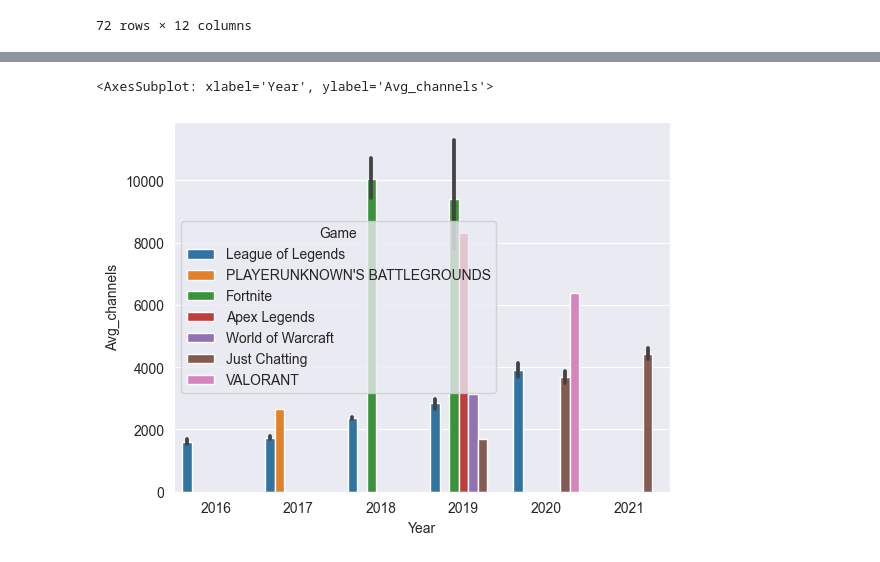
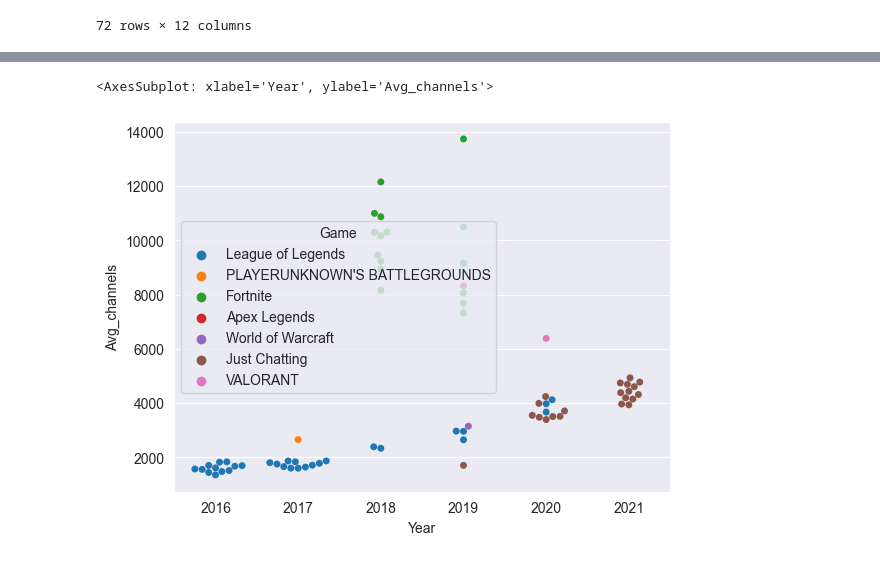
Before and after one commit to HrexD/DataAnalyse, a Jupyter notebook: Analyse.ipynb, the cells around one changed output, grey strips where cells are left out. Drawn from its saved outputs; the diff is of its cells as text; code cells hidden in the pictures.

```diff
--- a/Analyse.ipynb
+++ b/Analyse.ipynb
@@ -62,5 +62,5 @@ sb.barplot(data=rank, x='Year', y="Hours_watched", hue="Game")
 # %%
-sb.barplot(data=rank, x='Year', y="Avg_channels", hue="Game")
+sb.swarmplot(data=rank, x='Year', y="Avg_channels", hue="Game")
 # %% [output]
 <AxesSubplot: xlabel='Year', ylabel='Avg_channels'>
-[figure, old version]
+[figure, new version]
```
Also changed, not shown: parts of 18 cells of this notebook.
